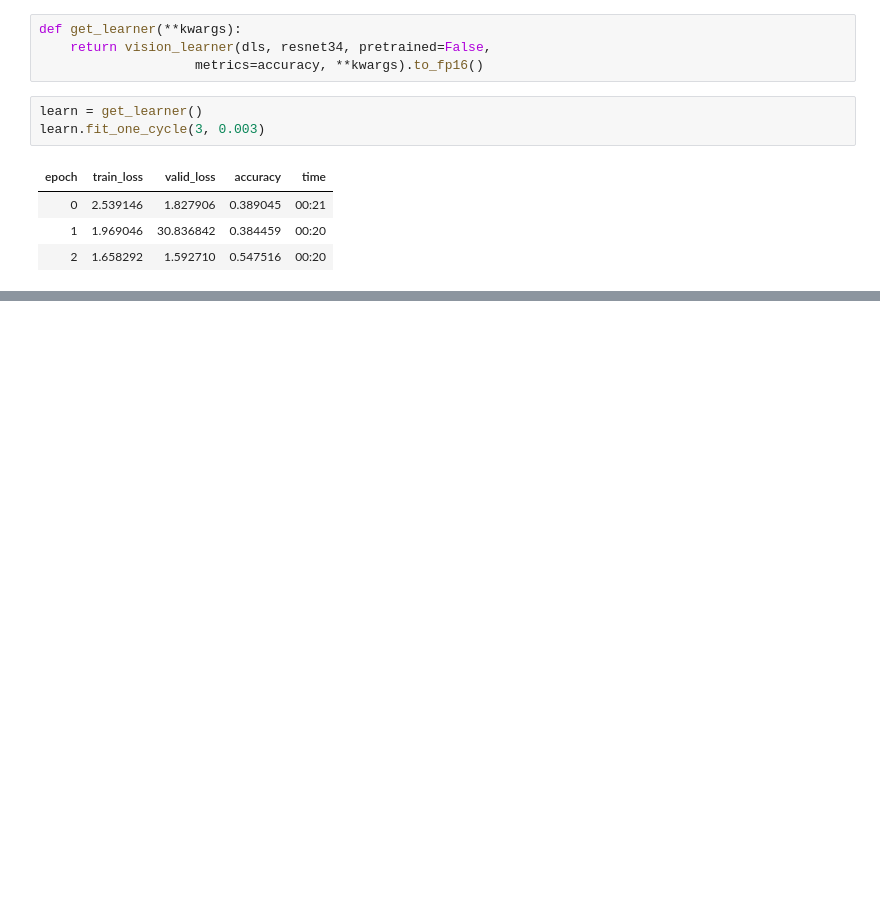
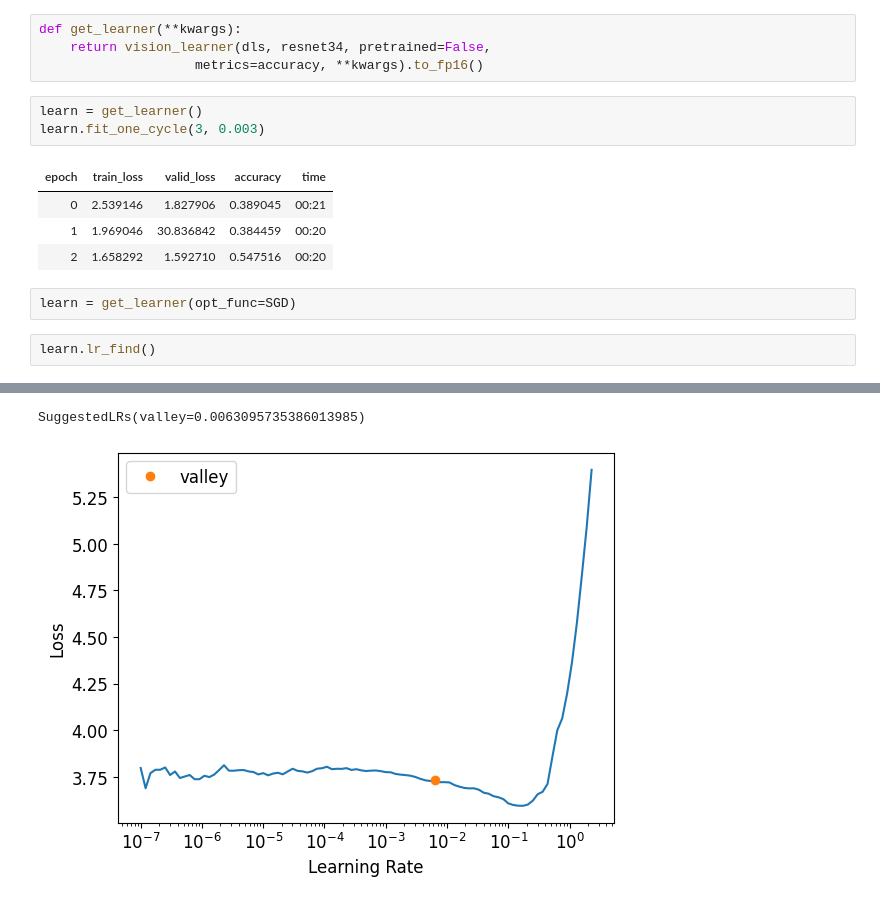
Before and after one commit to flyinacres/fastai-coursework, a Jupyter notebook: fast-16.ipynb, the cells around one changed output, grey strips where cells are left out. Drawn from its saved outputs; the diff is of its cells as text; blank space fills up the shorter version.

```diff
--- a/fast-16.ipynb
+++ b/fast-16.ipynb
@@ -95,3 +113,8 @@ learn.fit_one_cycle(3, 0.003)
 | 0 | 2.539146 | 1.827906 | 0.389045 | 00:21 |
 | 1 | 1.969046 | 30.836842 | 0.384459 | 00:20 |
 | 2 | 1.658292 | 1.592710 | 0.547516 | 00:20 |
+# %%
+learn = get_learner(opt_func=SGD)
+# %%
+learn.lr_find()
+# %% [output]
@@ -97,0 +122,2 @@ learn.fit_one_cycle(3, 0.003)
+SuggestedLRs(valley=0.0063095735386013985)
+[figure, added]
```
Also changed, not shown: parts of 9 cells of this notebook.
